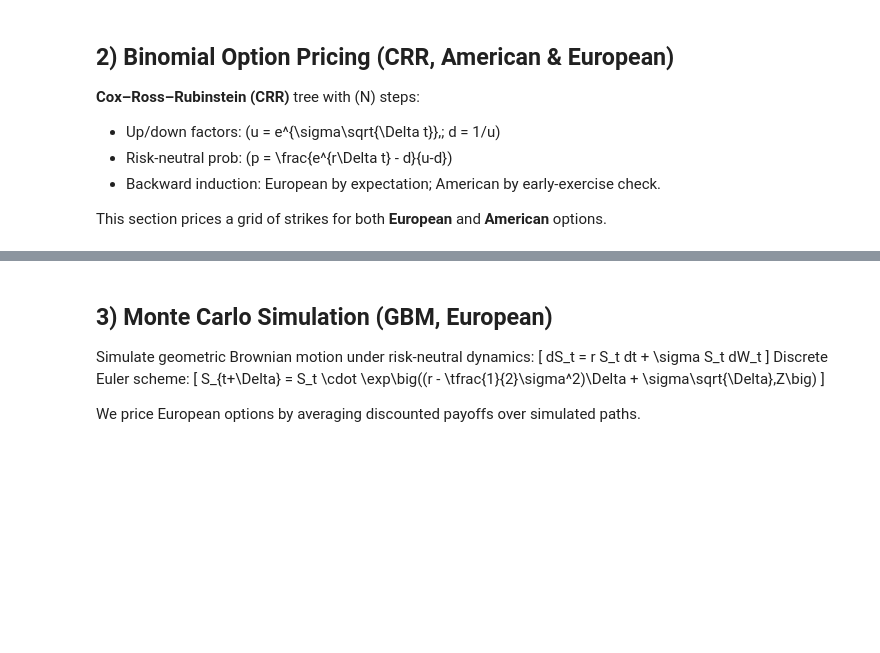
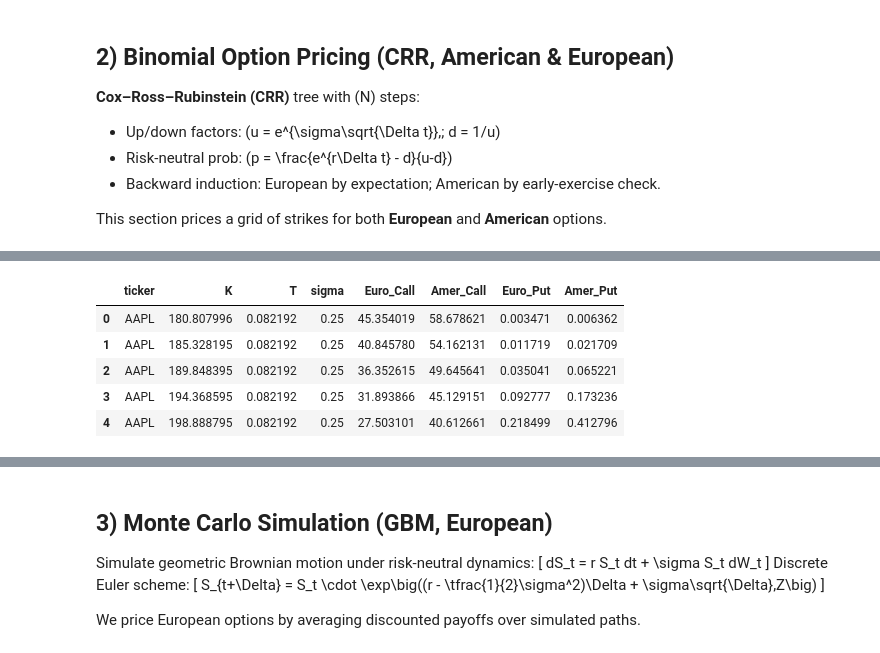
Before and after one commit to shervin-taheripour/stock-analysis-tool, a Jupyter notebook: analysis/option_pricing_models.ipynb, the cells around one changed output, grey strips where cells are left out. Drawn from its saved outputs; the diff is of its cells as text; code cells hidden in the pictures; blank space fills up the shorter version.

```diff
--- a/analysis/option_pricing_models.ipynb
+++ b/analysis/option_pricing_models.ipynb
@@ -331,0 +409,80 @@ Full-universe binomial prices saved to: data\binomial_prices_full_universe.csv
+# %%
+# --- Binomial Option Pricing for Full Universe ---
+
+from pathlib import Path
+
+def binomial_crr_price(S, K, T, r, sigma, N=100, american=False, opt_type="call"):
+    """Cox-Ross-Rubinstein binomial tree option pricing (vectorized)."""
+    dt = T / N
+    u = np.exp(sigma * np.sqrt(dt))
+    d = 1 / u
+    q = (np.exp(r * dt) - d) / (u - d)
+    # Terminal payoff
+    ST = S * u**np.arange(N, -1, -1) * d**np.arange(0, N+1, 1)
+    if opt_type == "call":
+        values = np.maximum(ST - K, 0)
+    else:
+        values = np.maximum(K - ST, 0)
+    # Backward induction
+    for i in range(N, 0, -1):
+        values = np.exp(-r * dt) * (q * values[:-1] + (1-q) * values[1:])
+        if american:
+            if opt_type == "call":
+                early = np.maximum(S * u**np.arange(i) * d**np.arange(i-1, -1, -1) - K, 0)
+            else:
+                early = np.maximum(K - S * u**np.arange(i) * d**np.arange(i-1, -1, -1), 0)
+            values = np.maximum(values, early)
+    return values[0]
+
+# Params
+r = 0.01
+T = 30/365.0
+sigma = 0.25
+N = 500  # binomial tree steps
+
+DATA_DIR = Path("data")
+ohlcv_path = DATA_DIR / "ohlcv.csv"
+ohlcv = pd.read_csv(ohlcv_path, parse_dates=["date"])
+universe = sorted(ohlcv["ticker"].dropna().unique())
+print(f"Universe size: {len(universe)} tickers")
+
+# Get most recent close price for each ticker robustly
+def get_spot(ticker, ohlcv):
+    df = ohlcv[ohlcv["ticker"] == ticker].sort_values("date")
+    if df.empty or df["close"].dropna().empty:
+        return np.nan
+    return df["close"].dropna().iloc[-1]
+
+# Price grid: scaled around each ticker's spot
+Ks_grid = lambda S: np.linspace(0.8*S, 1.2*S, 21)
+
+all_rows = []
+for ticker in universe:
+    try:
+        S = get_spot(ticker, ohlcv)
+        if not np.isfinite(S) or S <= 0:
+            print(f"Skipped {ticker}: missing or invalid spot price")
+            continue
+        Ks = Ks_grid(S)
+        for K in Ks:
+            all_rows.append({
+                "ticker": ticker,
+                "K": K,
+                "T": T,
+                "sigma": sigma,
+                "Euro_Call": binomial_crr_price(S, K, T, r, sigma, N=N, american=False, opt_type="call"),
+                "Amer_Call": binomial_crr_price(S, K, T, r, sigma, N=N, american=True,  opt_type="call"),
+                "Euro_Put":  binomial_crr_price(S, K, T, r, sigma, N=N, american=False, opt_type="put"),
+                "Amer_Put":  binomial_crr_price(S, K, T, r, sigma, N=N, american=True,  opt_type="put"),
+            })
+    except Exception as e:
+        print(f"Skipped {ticker}: {e}")
+
+# Create and export DataFrame
+binom_all_df = pd.DataFrame(all_rows)
+export_cols = ["ticker", "K", "T", "sigma", "Euro_Call", "Amer_Call", "Euro_Put", "Amer_Put"]
+outpath = DATA_DIR / f"binomial_prices_full_universe.csv"
+binom_all_df[export_cols].to_csv(outpath, index=False)
+print(f"Full-universe binomial prices saved to: {outpath}")
+display(binom_all_df.head())
+# %% [output]
@@ -332 +491,7 @@ Full-universe binomial prices saved to: data\binomial_prices_full_universe.csv
+|  | ticker | K | T | sigma | Euro_Call | Amer_Call | Euro_Put | Amer_Put |
+| 0 | AAPL | 180.807996 | 0.082192 | 0.25 | 45.354019 | 58.678621 | 0.003471 | 0.006362 |
+| 1 | AAPL | 185.328195 | 0.082192 | 0.25 | 40.845780 | 54.162131 | 0.011719 | 0.021709 |
+| 2 | AAPL | 189.848395 | 0.082192 | 0.25 | 36.352615 | 49.645641 | 0.035041 | 0.065221 |
+| 3 | AAPL | 194.368595 | 0.082192 | 0.25 | 31.893866 | 45.129151 | 0.092777 | 0.173236 |
+| 4 | AAPL | 198.888795 | 0.082192 | 0.25 | 27.503101 | 40.612661 | 0.218499 | 0.412796 |
 # %%
```
Also changed, not shown: parts of 14 cells of this notebook, 12 other files.
